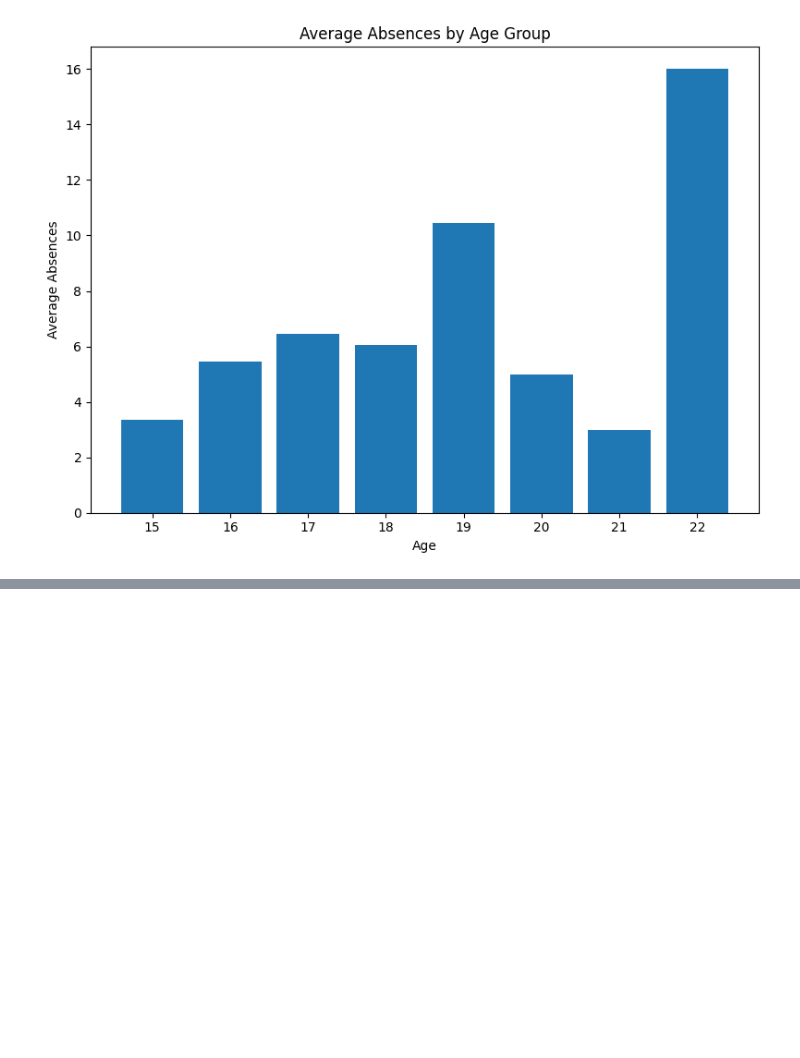
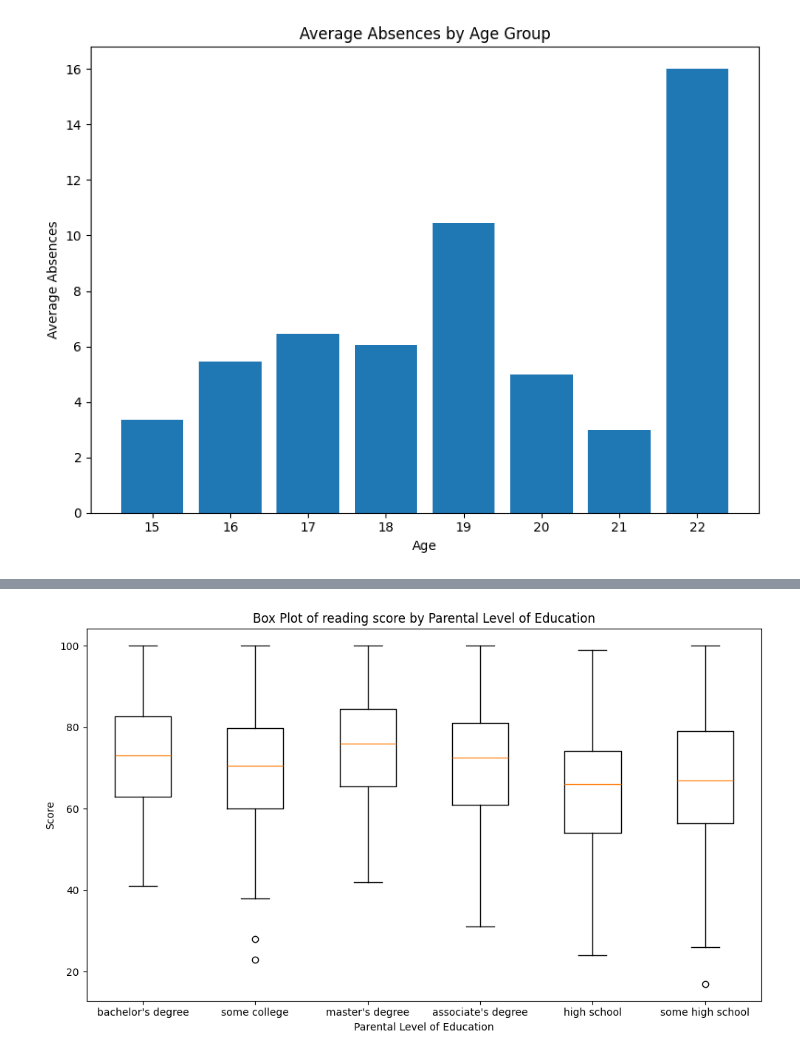
Before and after one commit to shivakumar8660/shivab1, a Jupyter notebook: shivakumar_AIML_lab.ipynb, the cells around one changed output, grey strips where cells are left out. Cells and saved outputs as stored; diff of their text form; code cells hidden in the pictures; blank space fills up the shorter version.

```diff
--- a/shivakumar_AIML_lab.ipynb
+++ b/shivakumar_AIML_lab.ipynb
@@ -2070,0 +2137,15 @@ plt.show()
+# %%
+import pandas as pd
+import matplotlib.pyplot as plt
+df = pd.read_csv('StudentsPerformance.csv')
+plt.figure(figsize=(10, 6))
+plt.boxplot([df[df['parental level of education'] == level]['reading score'].dropna()
+for level in df['parental level of education'].unique()],
+            tick_labels=df['parental level of education'].unique())
+plt.title('Box Plot of reading score by Parental Level of Education')
+plt.ylabel('Score')
+plt.xlabel('Parental Level of Education')
+plt.tight_layout()
+plt.show()
+# %% [output]
+[figure, added]
```
Also changed, not shown: parts of 191 cells of this notebook.
